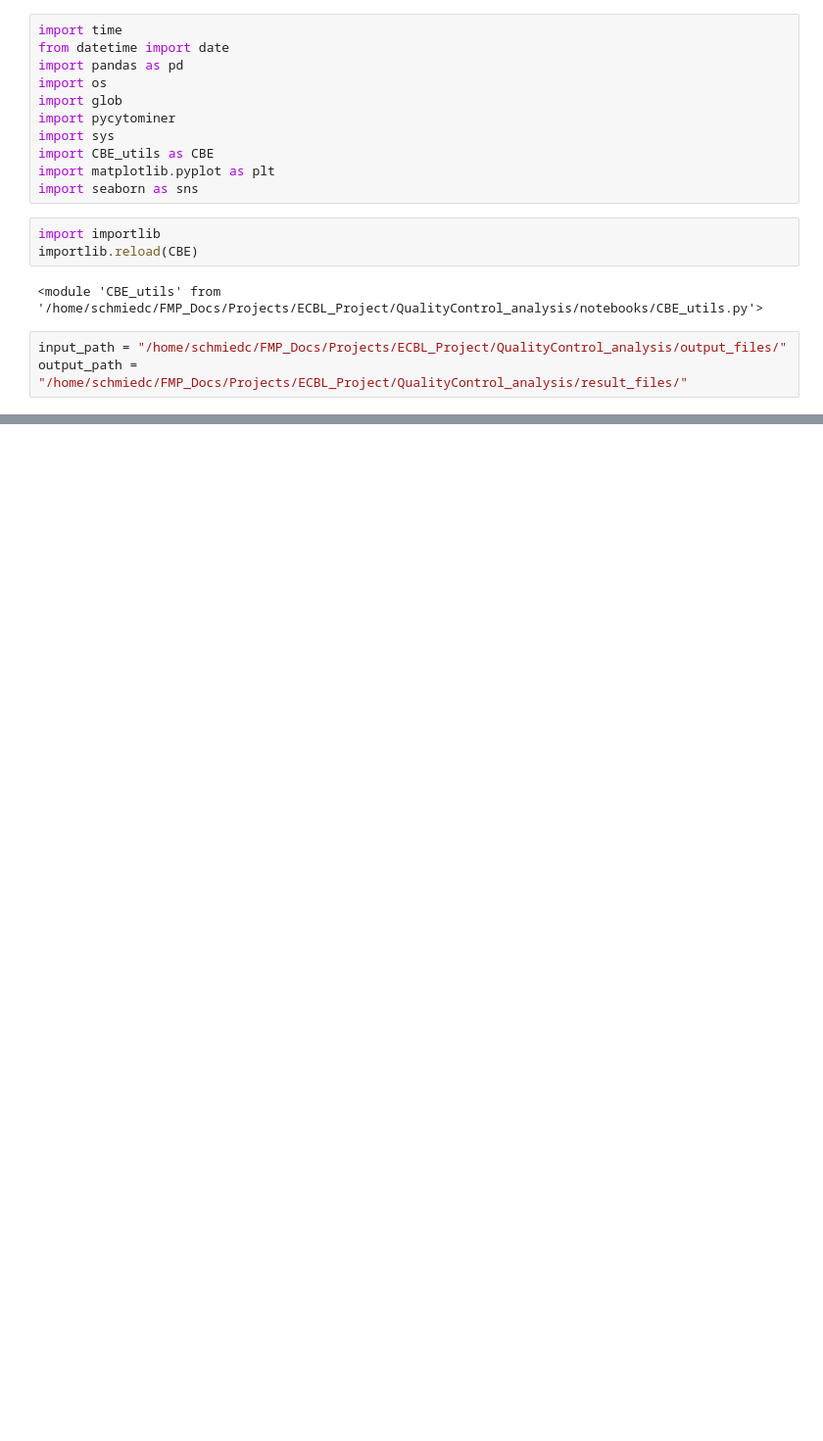
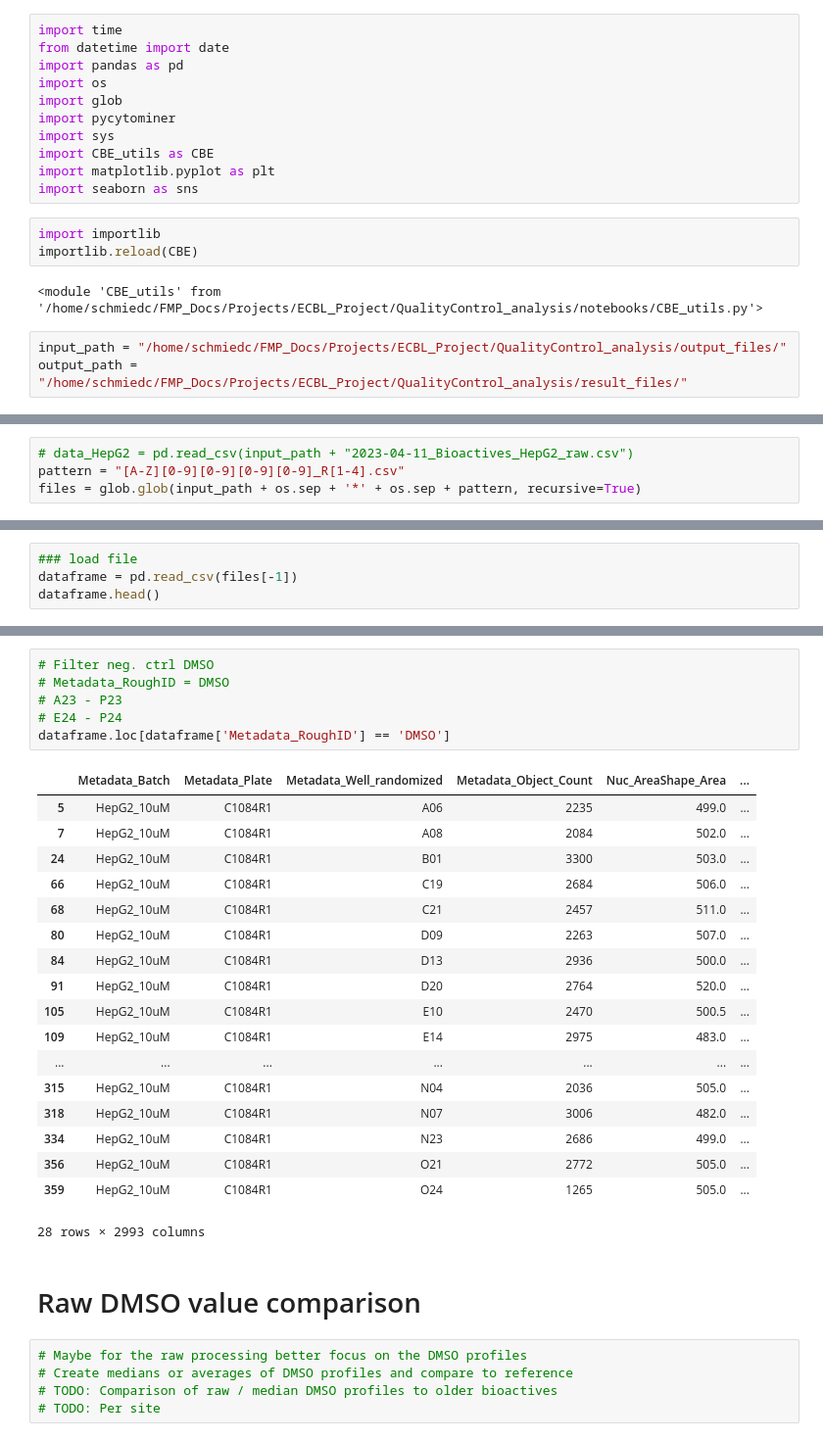
Before and after one commit to schmiedc/ECBL_quality_control, a Jupyter notebook: 02_process_data.ipynb, the cells around one changed output, grey strips where cells are left out. Shown at 98% size. Cells and saved outputs as stored; diff of their text form; blank space fills up the shorter version.

```diff
--- a/02_process_data.ipynb
+++ b/02_process_data.ipynb
@@ -33,0 +20,4 @@ output_path = "/home/schmiedc/FMP_Docs/Projects/ECBL_Project/QualityControl_anal
+# %%
+# data_HepG2 = pd.read_csv(input_path + "2023-04-11_Bioactives_HepG2_raw.csv")
+pattern = "[A-Z][0-9][0-9][0-9][0-9]_R[1-4].csv"
+files = glob.glob(input_path + os.sep + '*' + os.sep + pattern, recursive=True)
@@ -33,0 +75,4 @@ output_path = "/home/schmiedc/FMP_Docs/Projects/ECBL_Project/QualityControl_anal
+# %%
+### load file
+dataframe = pd.read_csv(files[-1])
+dataframe.head()
@@ -33,0 +262,32 @@ output_path = "/home/schmiedc/FMP_Docs/Projects/ECBL_Project/QualityControl_anal
+# %%
+# Filter neg. ctrl DMSO
+# Metadata_RoughID = DMSO
+# A23 - P23
+# E24 - P24
+dataframe.loc[dataframe['Metadata_RoughID'] == 'DMSO']
+# %% [output]
+|  | Metadata_Batch | Metadata_Plate | Metadata_Well_randomized | Metadata_Object_Count | Nuc_AreaShape_Area | ... |
+| 5 | HepG2_10uM | C1084R1 | A06 | 2235 | 499.0 | ... |
+| 7 | HepG2_10uM | C1084R1 | A08 | 2084 | 502.0 | ... |
+| 24 | HepG2_10uM | C1084R1 | B01 | 3300 | 503.0 | ... |
+| 66 | HepG2_10uM | C1084R1 | C19 | 2684 | 506.0 | ... |
+| 68 | HepG2_10uM | C1084R1 | C21 | 2457 | 511.0 | ... |
+| 80 | HepG2_10uM | C1084R1 | D09 | 2263 | 507.0 | ... |
+| 84 | HepG2_10uM | C1084R1 | D13 | 2936 | 500.0 | ... |
+| 91 | HepG2_10uM | C1084R1 | D20 | 2764 | 520.0 | ... |
+| 105 | HepG2_10uM | C1084R1 | E10 | 2470 | 500.5 | ... |
+| 109 | HepG2_10uM | C1084R1 | E14 | 2975 | 483.0 | ... |
+| ... | ... | ... | ... | ... | ... | ... |
+| 315 | HepG2_10uM | C1084R1 | N04 | 2036 | 505.0 | ... |
+| 318 | HepG2_10uM | C1084R1 | N07 | 3006 | 482.0 | ... |
+| 334 | HepG2_10uM | C1084R1 | N23 | 2686 | 499.0 | ... |
+| 356 | HepG2_10uM | C1084R1 | O21 | 2772 | 505.0 | ... |
+| 359 | HepG2_10uM | C1084R1 | O24 | 1265 | 505.0 | ... |
+28 rows × 2993 columns
+# %% [markdown]
+# Raw DMSO value comparison
+# %%
+# Maybe for the raw processing better focus on the DMSO profiles
+# Create medians or averages of DMSO profiles and compare to reference
+# TODO: Comparison of raw / median DMSO profiles to older bioactives
+# TODO: Per site
```
Also changed, not shown: parts of 35 cells of this notebook, 3 other files.
